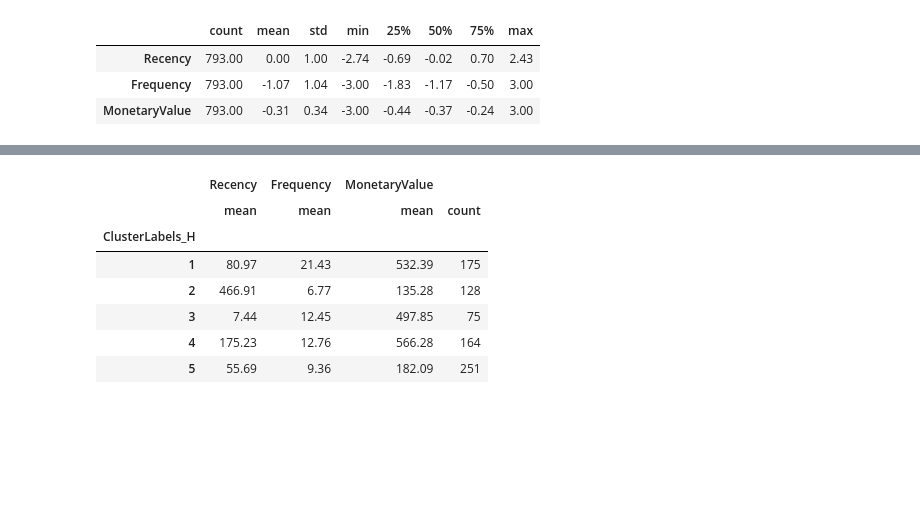
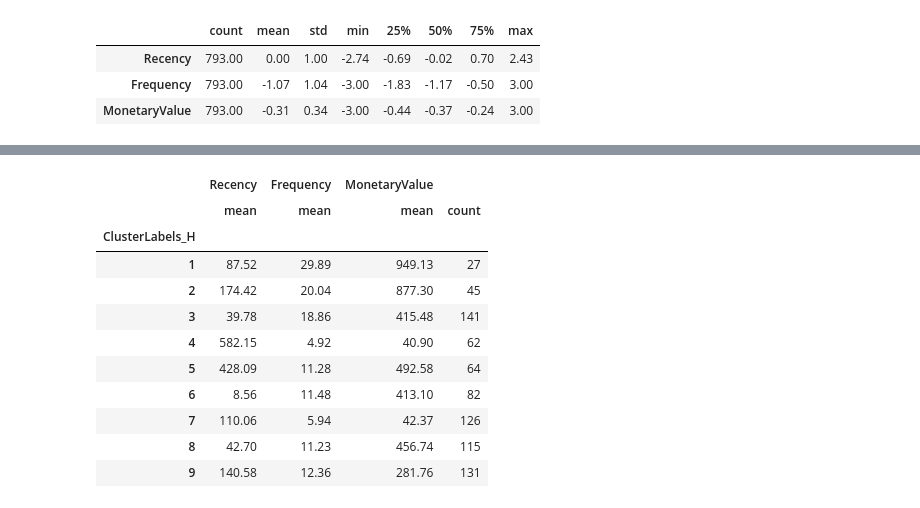
Before and after one commit to PabloJRW/super_store_projects, a Jupyter notebook: notebooks/2.2 Hierarchical Clustering.ipynb, the cells around one changed output, grey strips where cells are left out. Saved outputs shown, nothing was run; the diff lists cells and outputs as text; code cells hidden in the pictures; blank space fills up the shorter version.

```diff
--- a/notebooks/2.2 Hierarchical Clustering.ipynb
+++ b/notebooks/2.2 Hierarchical Clustering.ipynb
@@ -24,3 +24,0 @@ DATA_PATH = os.path.join('../datasets/processed/rfm_dataset.csv')
-# %%
-data = pd.read_csv(DATA_PATH, index_col='Customer ID')
-data.head()
@@ -46,7 +43,7 @@ pt = PowerTransformer(method='box-cox')
 ms = MinMaxScaler(feature_range=(-3,3))
 
 transformer = ColumnTransformer(transformers=[('box-cox', pt, ['Recency']),
-                              ('standarizer', ms, [1, 2])])
+                              ('standarizer', ms, ['Frequency', 'MonetaryValue'])])
 
 scaled = transformer.fit_transform(data)
 
@@ -74,0 +80,4 @@ scaled.describe().T
+# %%
+pca_ = PCA(n_components=2, random_state=0)
+scaled_pca = pca_.fit_transform(scaled)
+pca_.explained_variance_ratio_
@@ -75,6 +86,6 @@ scaled.describe().T
 # %%
 # Modelo de segmentación jerárquica
-hierarchy_model = fastcluster.linkage_vector(scaled, method='ward', metric='euclidean')
+hierarchy_model = fastcluster.linkage_vector(scaled_pca, method='ward', metric='euclidean')
 
 # Dendrograma
 drendogram = dendrogram(hierarchy_model)
@@ -86,24 +97,28 @@ plt.show()
 # %%
 # Punto de corte
-cluster_labels = fcluster(hierarchy_model, 13, criterion='distance')
+cluster_labels = fcluster(hierarchy_model, 8, criterion='distance')
 
 hierarchicalData = data.copy()
 
 # Asignación de las etiquetas de clusters a los datos
 hierarchicalData['ClusterLabels_H'] = cluster_labels
 
 hierarchicalData = hierarchicalData.groupby('ClusterLabels_H').agg({'Recency':'mean',
                                                    'Frequency':'mean',
                                                    'MonetaryValue':['mean','count']})
 
 
 hierarchicalData
 # %% [output]
 |  | Recency | Frequency | MonetaryValue |  |
 |  | mean | mean | mean | count |
 | ClusterLabels_H |  |  |  |  |
-| 1 | 80.97 | 21.43 | 532.39 | 175 |
-| 2 | 466.91 | 6.77 | 135.28 | 128 |
-| 3 | 7.44 | 12.45 | 497.85 | 75 |
-| 4 | 175.23 | 12.76 | 566.28 | 164 |
-| 5 | 55.69 | 9.36 | 182.09 | 251 |
+| 1 | 87.52 | 29.89 | 949.13 | 27 |
+| 2 | 174.42 | 20.04 | 877.30 | 45 |
+| 3 | 39.78 | 18.86 | 415.48 | 141 |
+| 4 | 582.15 | 4.92 | 40.90 | 62 |
+| 5 | 428.09 | 11.28 | 492.58 | 64 |
+| 6 | 8.56 | 11.48 | 413.10 | 82 |
+| 7 | 110.06 | 5.94 | 42.37 | 126 |
+| 8 | 42.70 | 11.23 | 456.74 | 115 |
+| 9 | 140.58 | 12.36 | 281.76 | 131 |
```
Also changed, not shown: parts of 9 cells of this notebook, 11 other files.
